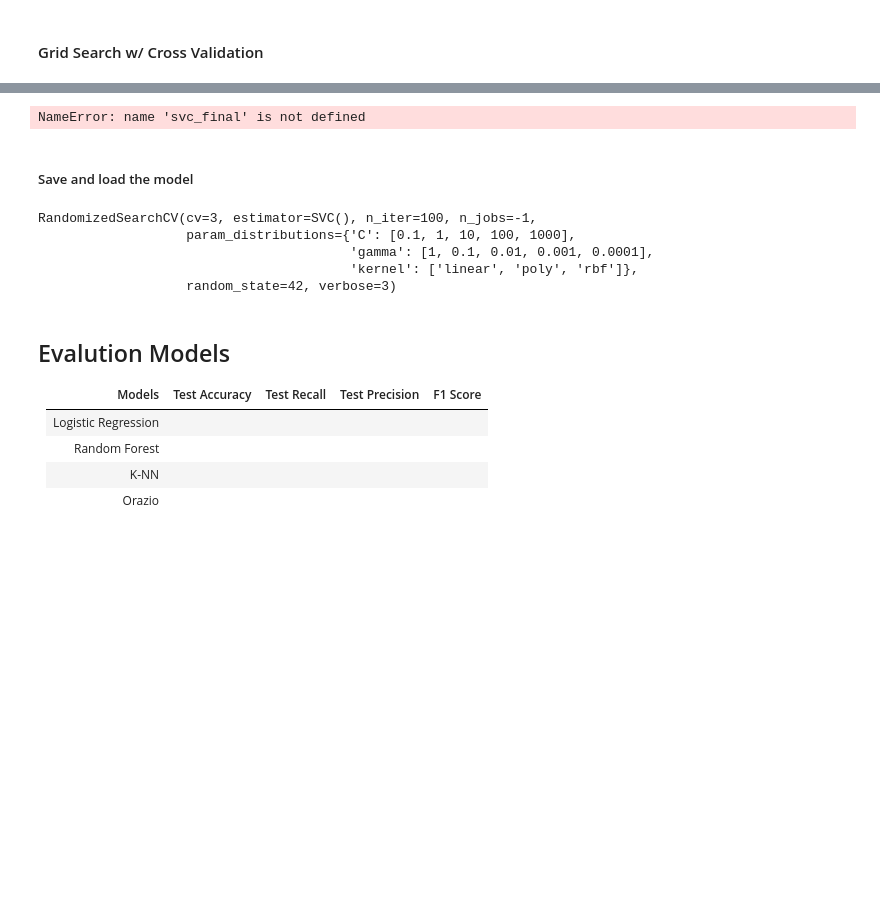
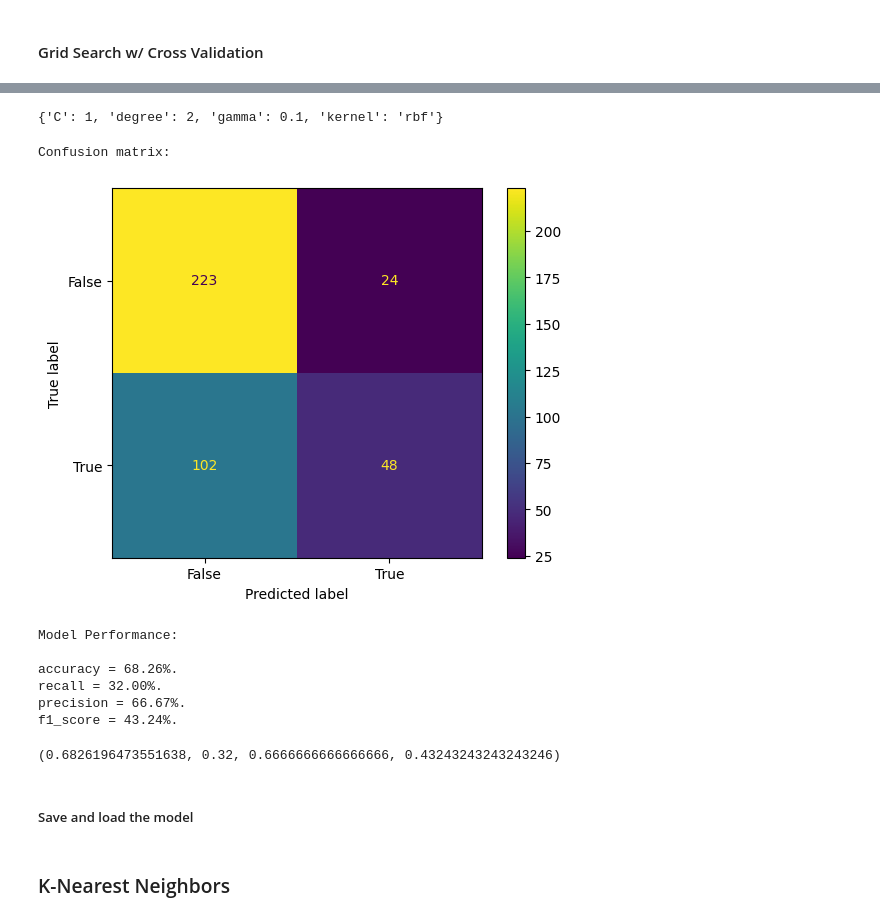
Before and after one commit to opon13/Drinking-water-potability-analysis-in-Python, a Jupyter notebook: Model-building phase50.ipynb, the cells around one changed output, grey strips where cells are left out. Cells and saved outputs as stored; diff of their text form; code cells hidden in the pictures; blank space fills up the shorter version.

```diff
--- a/Model-building phase50.ipynb
+++ b/Model-building phase50.ipynb
@@ -625,20 +635,19 @@ Accuracy = 68.64%.
 # %% [markdown]
 #### Grid Search w/ Cross Validation
 # %%
-param_grid = {
-    'C': [0.1, 1, 10, 100, 1000],
-    'gamma': [1, 0.1, 0.01, 0.001, 0.0001],
-    'kernel': ['linear', 'poly', 'rbf']
+params_grid = {
+    'C': [0.1, 1, 10],
+    'gamma': [1, 0.1, 0.01, 'scale', 'auto'],
+    'kernel': ['linear', 'poly', 'rbf', 'sigmoid'],
+    'degree' : [2,3]
     }
 
-svc_final = GridSearchCV(
+svc_gs_w50 = GridSearchCV(
     estimator = SVC(random_state=random_seed),
-    param_distributions = param_grid,
-    n_iter = 100,
+    param_grid = params_grid,
     cv = 3,
     verbose = 3,
-    random_state = random_seed,
     n_jobs = -1
 )
 
-svc_final.fit(X_train100, y_train100)
+svc_gs_w50.fit(X_train50, y_train50)
@@ -645,24 +677,30 @@ svc_final.fit(X_train100, y_train100)
 # %%
-svc_final.best_params_
+svc_gs_w50.best_params_
 # %% [output]
-NameError: name 'svc_final' is not defined
+{'C': 1, 'degree': 2, 'gamma': 0.1, 'kernel': 'rbf'}
+# %%
+svc_final = SVC(
+ C = 1,
+ degree= 2,
+ gamma= 0.1,
+ kernel= 'rbf'
+)
+svc_final.fit(X_train50, y_train50)
+evaluate(svc_final, X_val50, y_val50, conf_matrix=True)
+# %% [output]
+Confusion matrix:
+[figure, added]
+Model Performance:
+
+accuracy = 68.26%.
+recall = 32.00%.
+precision = 66.67%.
+f1_score = 43.24%.
+(0.6826196473551638, 0.32, 0.6666666666666666, 0.43243243243243246)
 # %% [markdown]
 ##### Save and load the model
 # %%
-#pickle.dump(svc_final, open('Models/svc_final.pkl', 'wb'))
-svc_final = pickle.load(open('Models/svc_final.pkl', 'rb'))
+#pickle.dump(svc_gs_w50, open('Models50/svc_gs_w50.pkl', 'wb'))
+#svc_gs_w50 = pickle.load(open('Models50/svc_gs_w50.pkl', 'rb'))
-# %% [output]
-RandomizedSearchCV(cv=3, estimator=SVC(), n_iter=100, n_jobs=-1,
-                   param_distributions={'C': [0.1, 1, 10, 100, 1000],
-                                        'gamma': [1, 0.1, 0.01, 0.001, 0.0001],
-                                        'kernel': ['linear', 'poly', 'rbf']},
-                   random_state=42, verbose=3)
-# %% [markdown]
-## Evalution Models
-
-| Models              | Test Accuracy | Test Recall | Test Precision | F1 Score |
-|---------------------|---------------|-------------|----------------|----------|
-| Logistic Regression |               |             |                |          |
-| Random Forest       |               |             |                |          |
-| K-NN                |               |             |                |          |
-| Orazio              |               |             |                |          |
+# %% [markdown]
+### K-Nearest Neighbors
```
Also changed, not shown: parts of 12 cells of this notebook.
